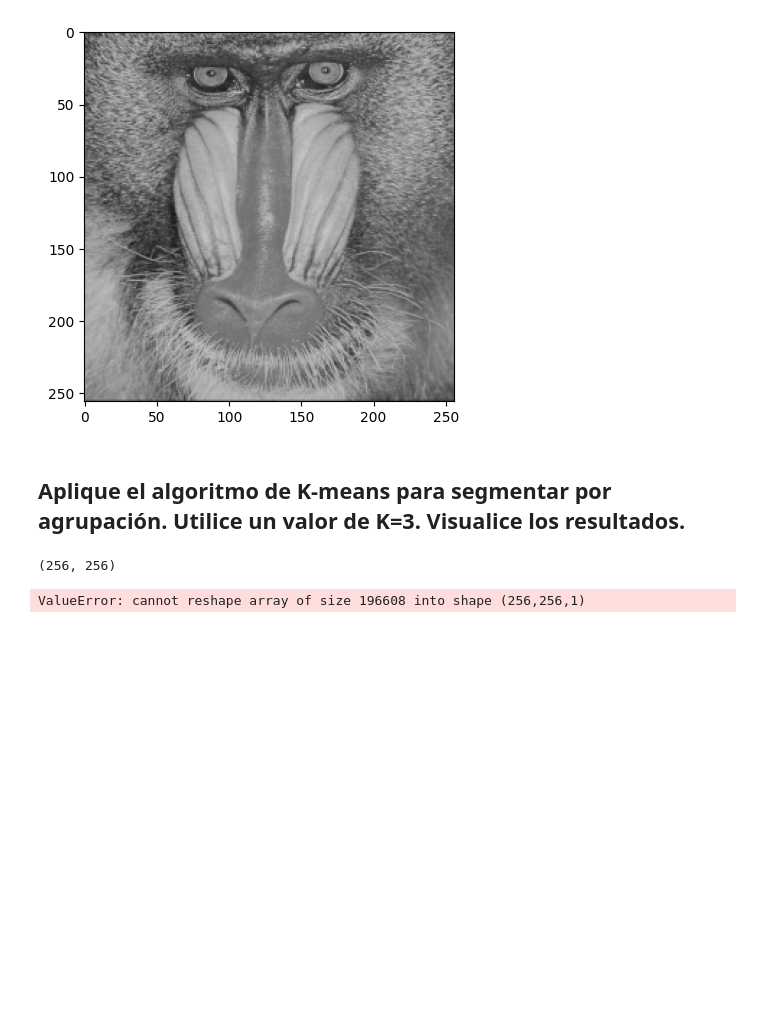
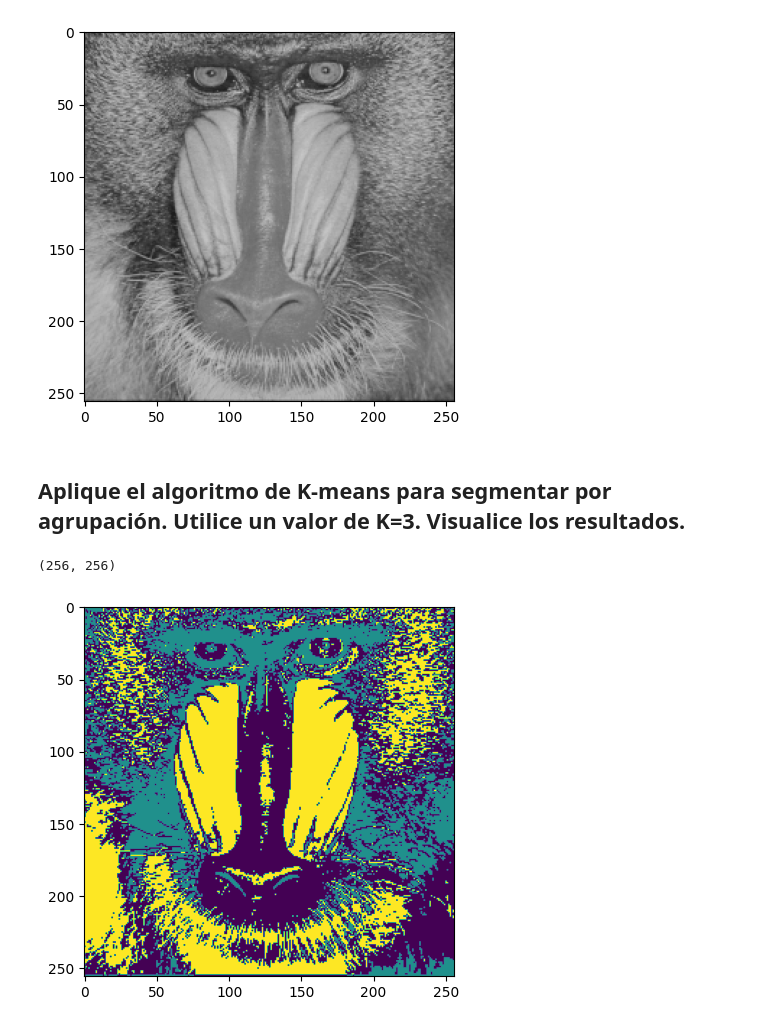
Before and after one commit to pukinidev/TalleresImagenes, a Jupyter notebook: Taller3/Segmentación por agrupación.ipynb, the cells around one changed output. Drawn from its saved outputs; the diff is of its cells as text; code cells hidden in the pictures; blank space fills up the shorter version.

```diff
--- a/Taller3/Segmentación por agrupación.ipynb
+++ b/Taller3/Segmentación por agrupación.ipynb
@@ -21,10 +23,15 @@ baboon.shape
 # %% [output]
 (256, 256)
 # %%
-N = 256
-M = 256
-baboon_flat = baboon.reshape(N*M,1)
-baboon_model_kmeans = KMeans(n_clusters=3)
-baboon_segmented_image = baboon_model_kmeans.fit(baboon_flat).reshape(N,M,1)
+def calc_kmeans(k):
+    N = 256
+    M = 256
+    baboon_flat = baboon.reshape(N*M,1)
+    baboon_model_kmeans = KMeans(n_clusters=k, random_state= 0).fit(baboon_flat)
+    baboon_segmented_image = baboon_model_kmeans.predict(baboon_flat).reshape(N,M,1)
+    return baboon_segmented_image, baboon_model_kmeans.inertia_
-# %% [output]
-ValueError: cannot reshape array of size 196608 into shape (256,256,1)
+# %%
+plt.imshow(calc_kmeans(3)[0])
+plt.show()
+# %% [output]
+[figure, added]
```
Also changed, not shown: parts of 15 cells of this notebook.
